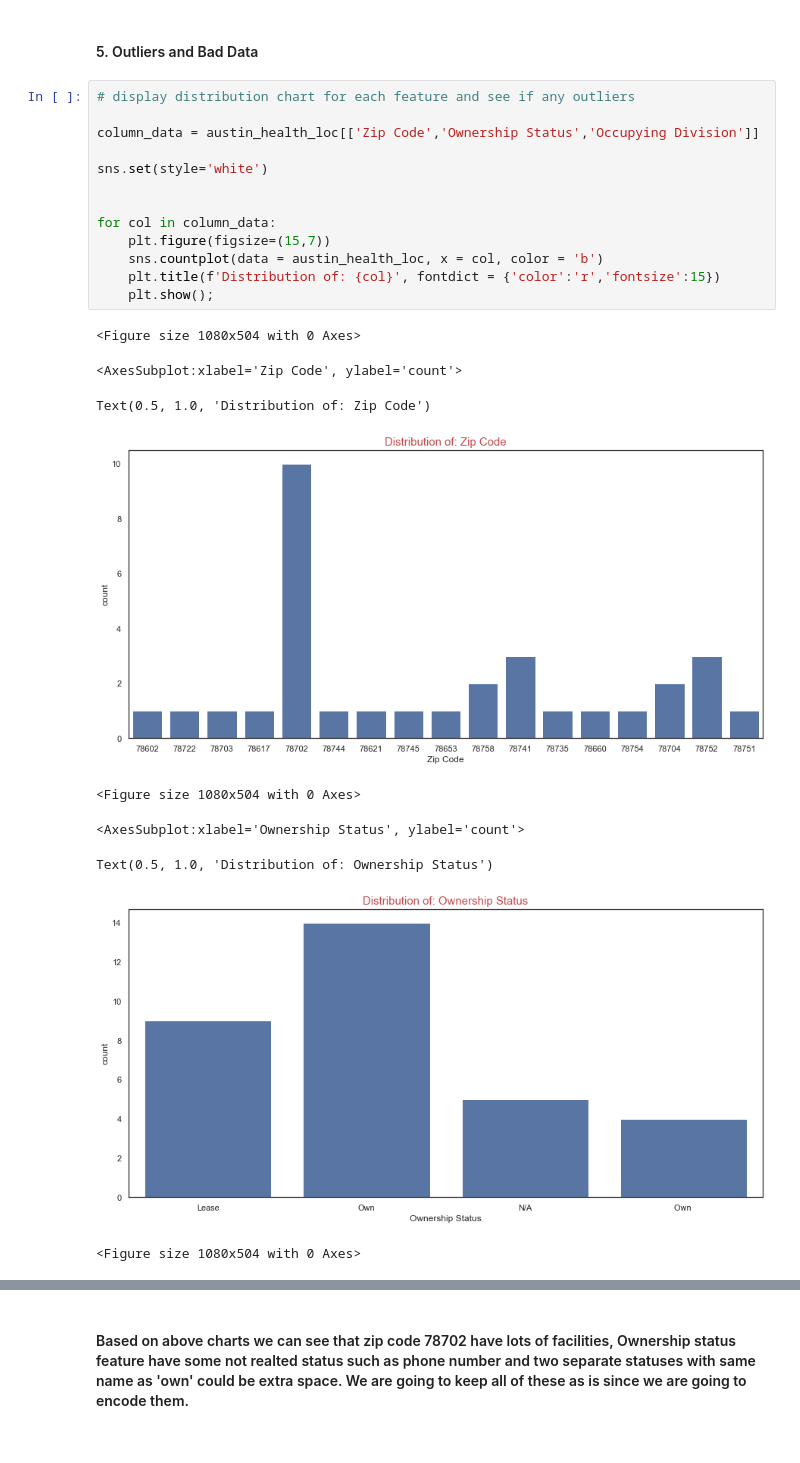
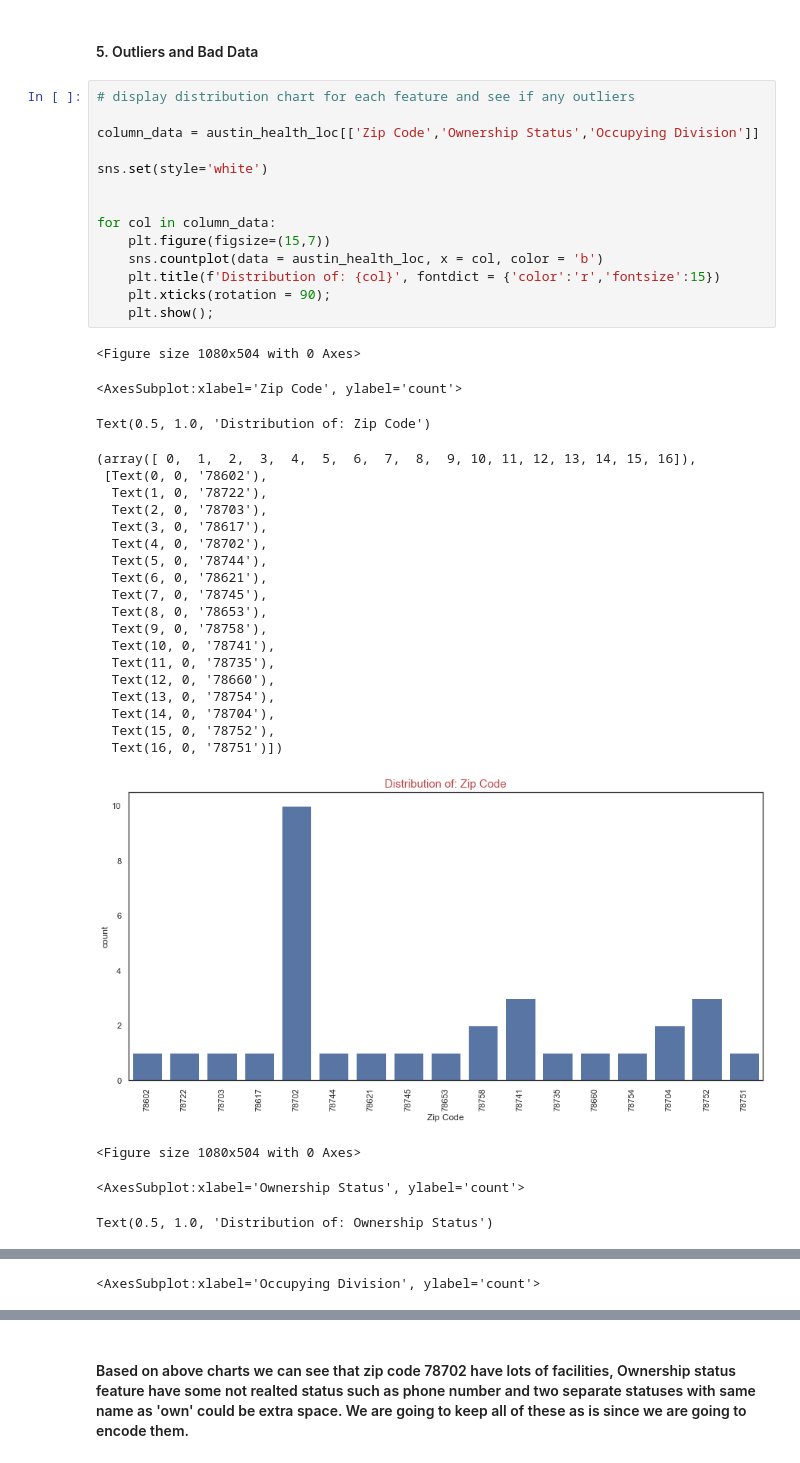
Before and after one commit to gkdsc2020/dsc540_data_preperation, a Jupyter notebook: project_milestone4.ipynb, the cells around one changed output, grey strips where cells are left out. Cells and saved outputs as stored; diff of their text form.

```diff
--- a/project_milestone4.ipynb
+++ b/project_milestone4.ipynb
@@ -303,23 +303,40 @@ Based on above dup count, there are no duplicates in the dataset, so we dont nee
 # %%
 # display distribution chart for each feature and see if any outliers
 
 column_data = austin_health_loc[['Zip Code','Ownership Status','Occupying Division']]
 
 sns.set(style='white')
 
 
 for col in column_data:
     plt.figure(figsize=(15,7))
     sns.countplot(data = austin_health_loc, x = col, color = 'b')
     plt.title(f'Distribution of: {col}', fontdict = {'color':'r','fontsize':15})
+    plt.xticks(rotation = 90);
     plt.show();
 # %% [output]
 <Figure size 1080x504 with 0 Axes>
 <AxesSubplot:xlabel='Zip Code', ylabel='count'>
 Text(0.5, 1.0, 'Distribution of: Zip Code')
+(array([ 0,  1,  2,  3,  4,  5,  6,  7,  8,  9, 10, 11, 12, 13, 14, 15, 16]),
+ [Text(0, 0, '78602'),
+  Text(1, 0, '78722'),
+  Text(2, 0, '78703'),
+  Text(3, 0, '78617'),
+  Text(4, 0, '78702'),
+  Text(5, 0, '78744'),
+  Text(6, 0, '78621'),
+  Text(7, 0, '78745'),
+  Text(8, 0, '78653'),
+  Text(9, 0, '78758'),
+  Text(10, 0, '78741'),
+  Text(11, 0, '78735'),
+  Text(12, 0, '78660'),
+  Text(13, 0, '78754'),
+  Text(14, 0, '78704'),
+  Text(15, 0, '78752'),
+  Text(16, 0, '78751')])
-[figure, old version]
+[figure, new version]
-<Figure size 1080x504 with 0 Axes>
-<AxesSubplot:xlabel='Ownership Status', ylabel='count'>
+<Figure size 1080x504 with 0 Axes>
-Text(0.5, 1.0, 'Distribution of: Ownership Status')
+<AxesSubplot:xlabel='Ownership Status', ylabel='count'>
-[figure, old version]
-<Figure size 1080x504 with 0 Axes>
+Text(0.5, 1.0, 'Distribution of: Ownership Status')
@@ -328,0 +350 @@ Text(0.5, 1.0, 'Distribution of: Occupying Division')
+<AxesSubplot:xlabel='Occupying Division', ylabel='count'>
```
Also changed, not shown: parts of 1 cell of this notebook.
